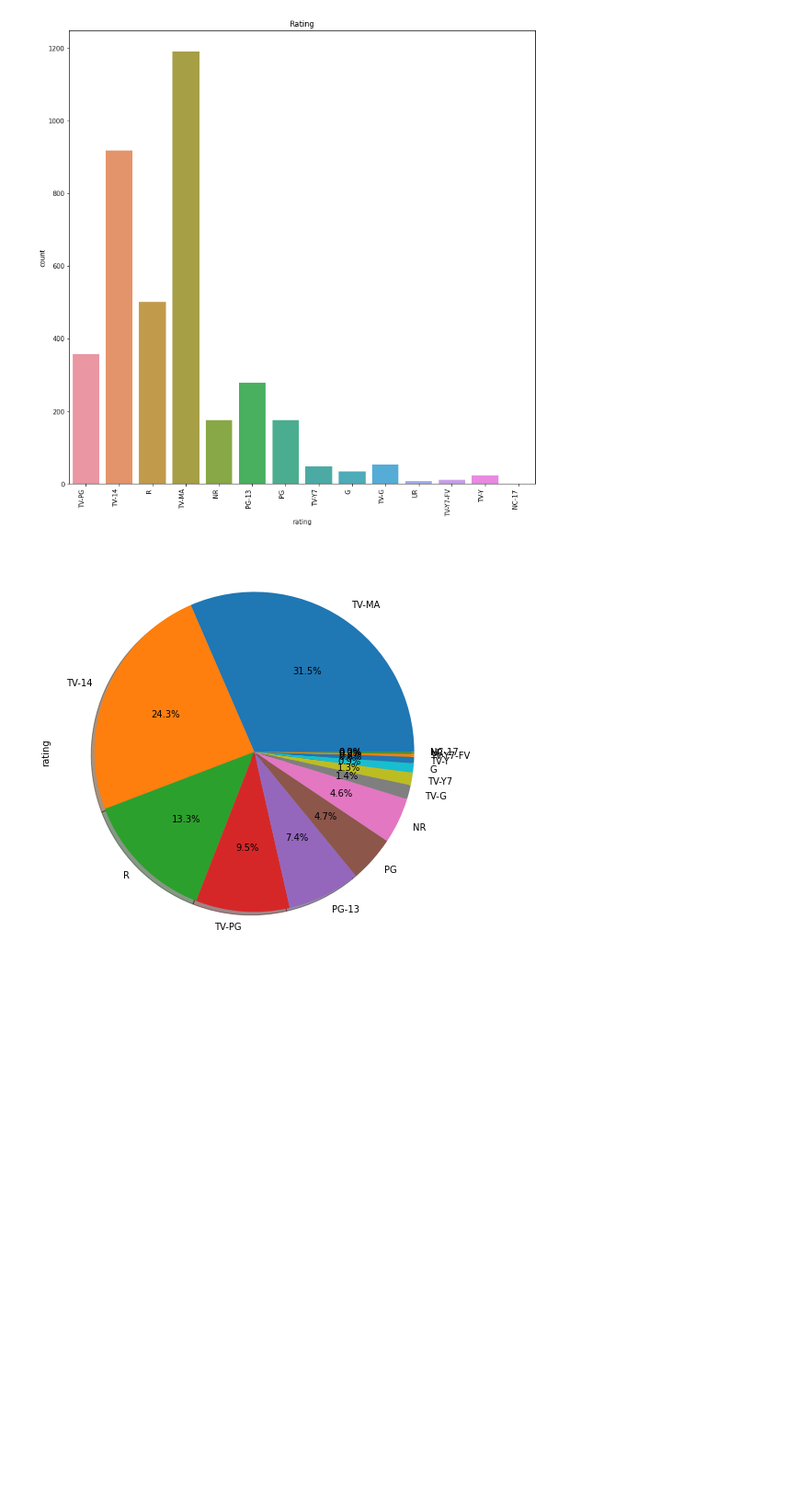
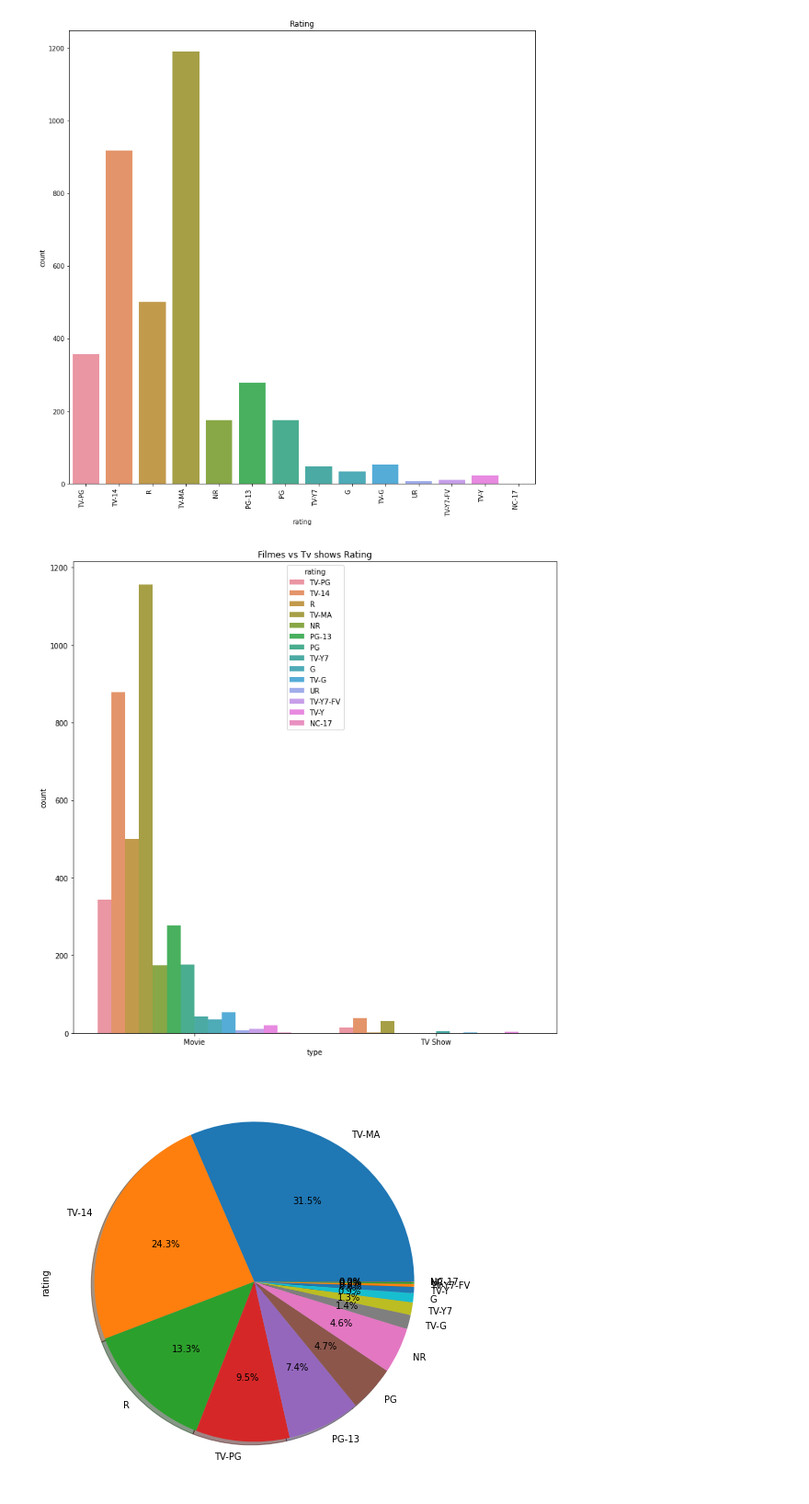
Before and after one commit to GiancarloJung/disrupt_2021, a Jupyter notebook: Netflix Analysis.ipynb, the cells around one changed output. Shown: that part at 92% size. Saved outputs shown, nothing was run; the diff lists cells and outputs as text; code cells hidden in the pictures; blank space fills up the shorter version.

Commit message:
Final Analysis with Netflix data

```diff
--- a/Netflix Analysis.ipynb
+++ b/Netflix Analysis.ipynb
@@ -150,6 +211,12 @@ plt.title('Rating')
 # %% [output]
 Text(0.5, 1.0, 'Rating')
 [figure]
+# %%
+plt.figure(figsize=(12,12))
+sns.countplot(x='type',hue='rating',data=df)
+plt.title("Filmes vs Tv shows Rating");
+# %% [output]
+[figure, added]
 # %%
 df['rating'].value_counts().plot.pie(autopct='%1.1f%%',shadow=True,figsize=(10,8))
 plt.show()
```
Also changed, not shown: parts of 7 cells of this notebook.
